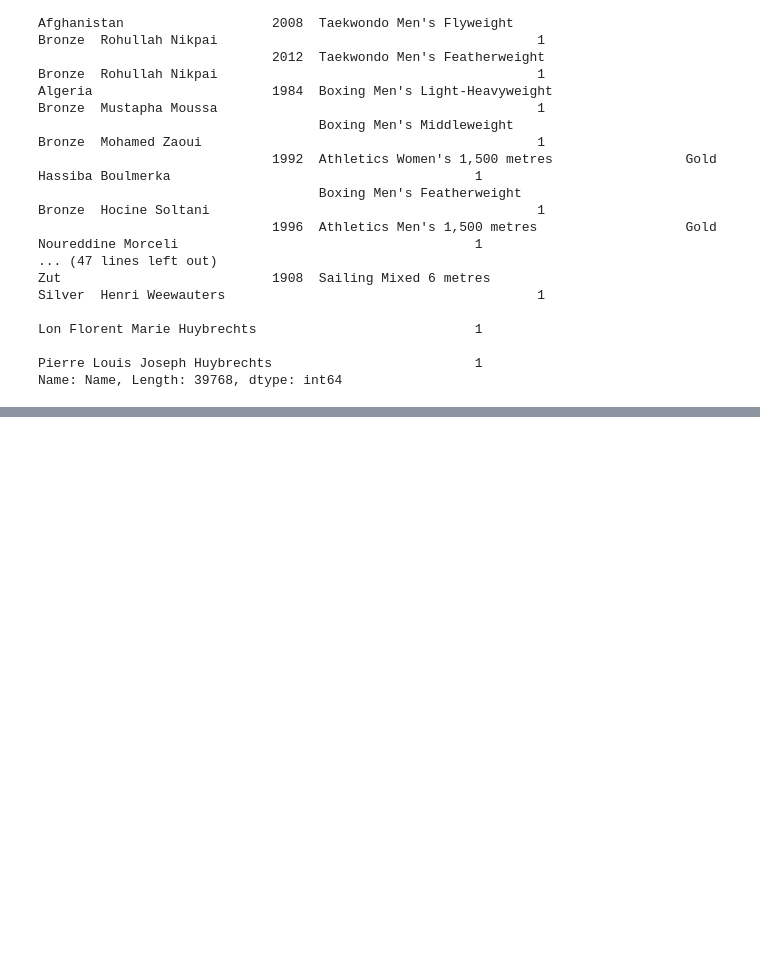
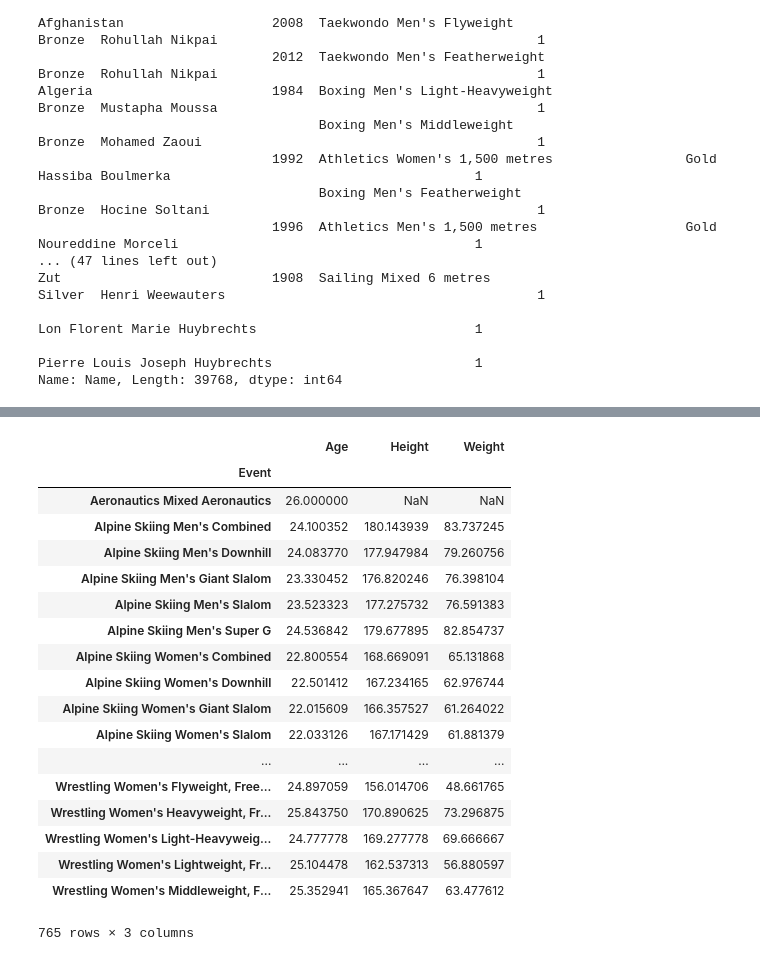
Before and after one commit to jrajath94/final_projects, a Jupyter notebook: Olympics.ipynb, the cells around one changed output, grey strips where cells are left out. Cells and saved outputs as stored; diff of their text form; code cells hidden in the pictures; blank space fills up the shorter version.

```diff
--- a/Olympics.ipynb
+++ b/Olympics.ipynb
@@ -63,0 +101,22 @@ NameError: name 'athletes_country' is not defined
+# %%
+athletes_country.groupby(['Event'])['Age','Height','Weight'].mean()
+# %% [output]
+|  | Age | Height | Weight |
+| Event |  |  |  |
+| Aeronautics Mixed Aeronautics | 26.000000 | NaN | NaN |
+| Alpine Skiing Men's Combined | 24.100352 | 180.143939 | 83.737245 |
+| Alpine Skiing Men's Downhill | 24.083770 | 177.947984 | 79.260756 |
+| Alpine Skiing Men's Giant Slalom | 23.330452 | 176.820246 | 76.398104 |
+| Alpine Skiing Men's Slalom | 23.523323 | 177.275732 | 76.591383 |
+| Alpine Skiing Men's Super G | 24.536842 | 179.677895 | 82.854737 |
+| Alpine Skiing Women's Combined | 22.800554 | 168.669091 | 65.131868 |
+| Alpine Skiing Women's Downhill | 22.501412 | 167.234165 | 62.976744 |
+| Alpine Skiing Women's Giant Slalom | 22.015609 | 166.357527 | 61.264022 |
+| Alpine Skiing Women's Slalom | 22.033126 | 167.171429 | 61.881379 |
+| ... | ... | ... | ... |
+| Wrestling Women's Flyweight, Free... | 24.897059 | 156.014706 | 48.661765 |
+| Wrestling Women's Heavyweight, Fr... | 25.843750 | 170.890625 | 73.296875 |
+| Wrestling Women's Light-Heavyweig... | 24.777778 | 169.277778 | 69.666667 |
+| Wrestling Women's Lightweight, Fr... | 25.104478 | 162.537313 | 56.880597 |
+| Wrestling Women's Middleweight, F... | 25.352941 | 165.367647 | 63.477612 |
+765 rows × 3 columns
```
Also changed, not shown: parts of 3 cells of this notebook.
